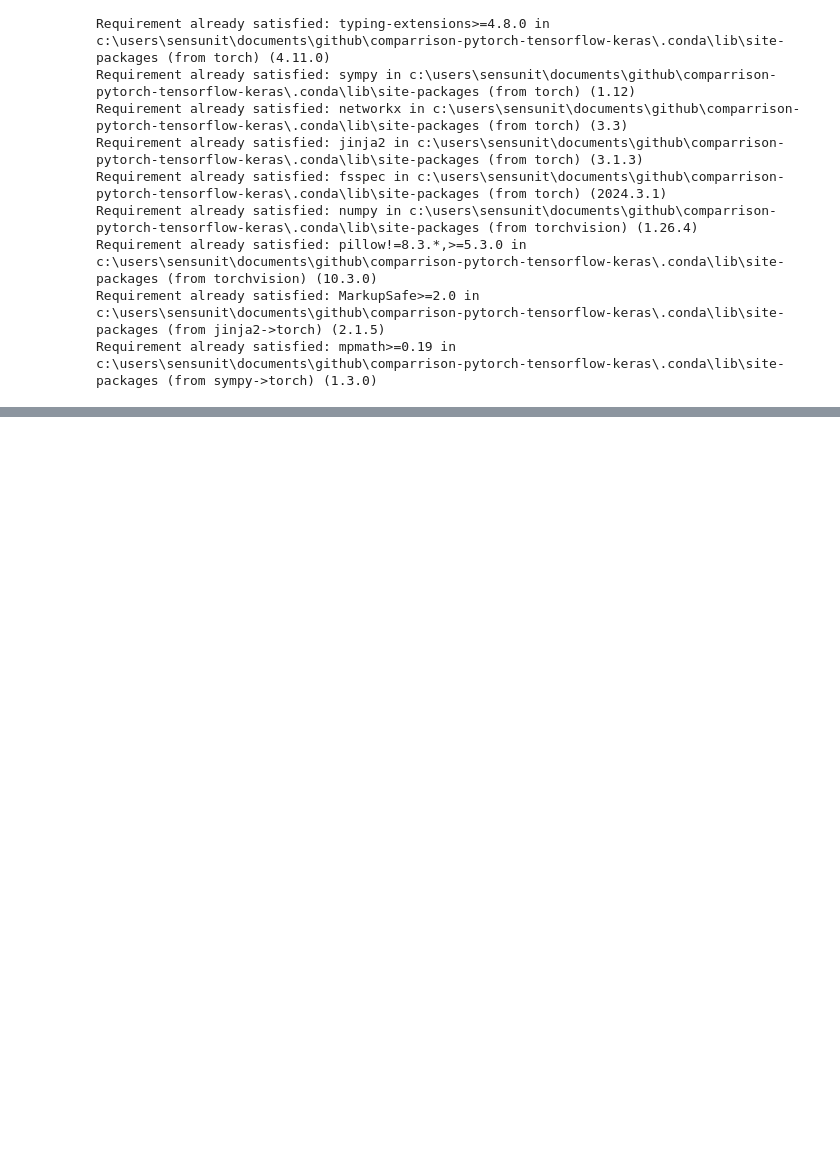
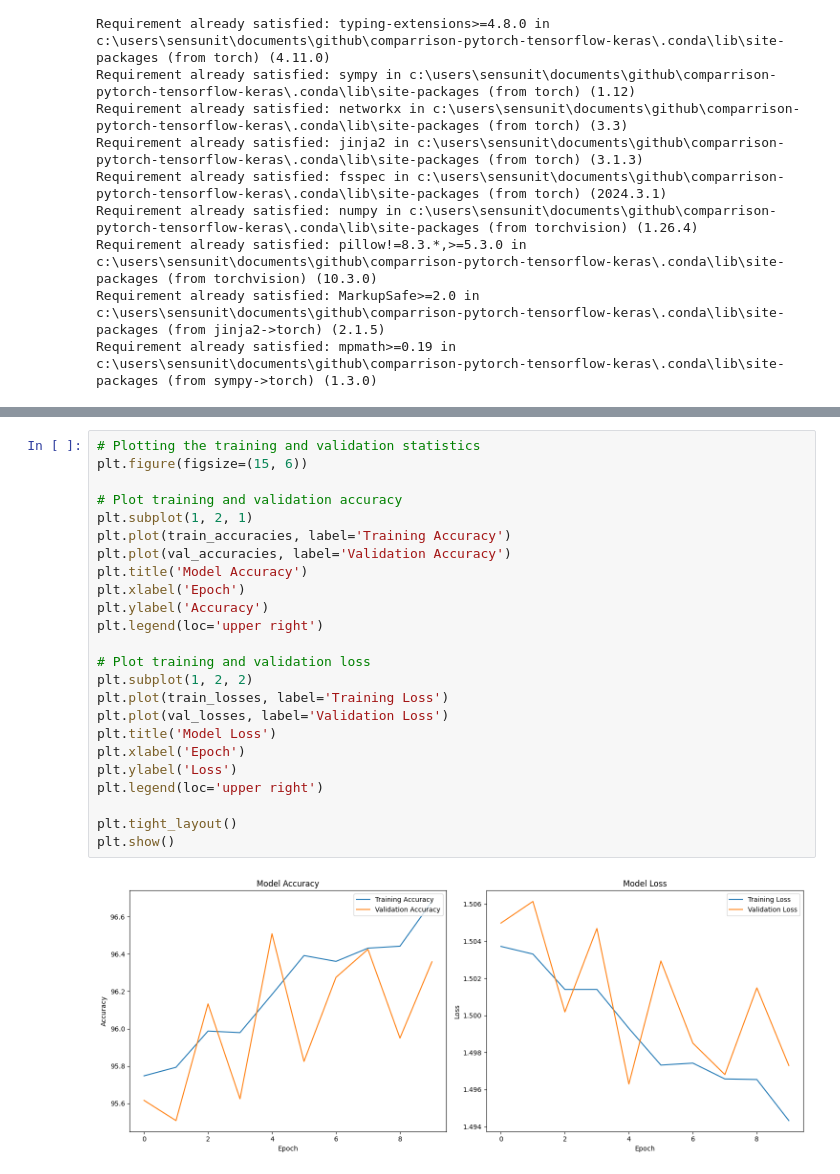
Before and after one commit to benjamin-hutchings/comparrison-pytorch-tensorflow-keras, a Jupyter notebook: pytorch_script.ipynb, the cells around one changed output, grey strips where cells are left out. Drawn from its saved outputs; the diff is of its cells as text; blank space fills up the shorter version.

```diff
--- a/pytorch_script.ipynb
+++ b/pytorch_script.ipynb
@@ -77 +193,27 @@ Epoch 10, Loss: 1.5011659860610962
+# %%
+# Plotting the training and validation statistics
+plt.figure(figsize=(15, 6))
+
+# Plot training and validation accuracy
+plt.subplot(1, 2, 1)
+plt.plot(train_accuracies, label='Training Accuracy')
+plt.plot(val_accuracies, label='Validation Accuracy')
+plt.title('Model Accuracy')
+plt.xlabel('Epoch')
+plt.ylabel('Accuracy')
+plt.legend(loc='upper right')
+
+# Plot training and validation loss
+plt.subplot(1, 2, 2)
+plt.plot(train_losses, label='Training Loss')
+plt.plot(val_losses, label='Validation Loss')
+plt.title('Model Loss')
+plt.xlabel('Epoch')
+plt.ylabel('Loss')
+plt.legend(loc='upper right')
+
+plt.tight_layout()
+plt.show()
+# %% [output]
+[figure, added]
 # %%
```
Also changed, not shown: parts of 11 cells of this notebook.
